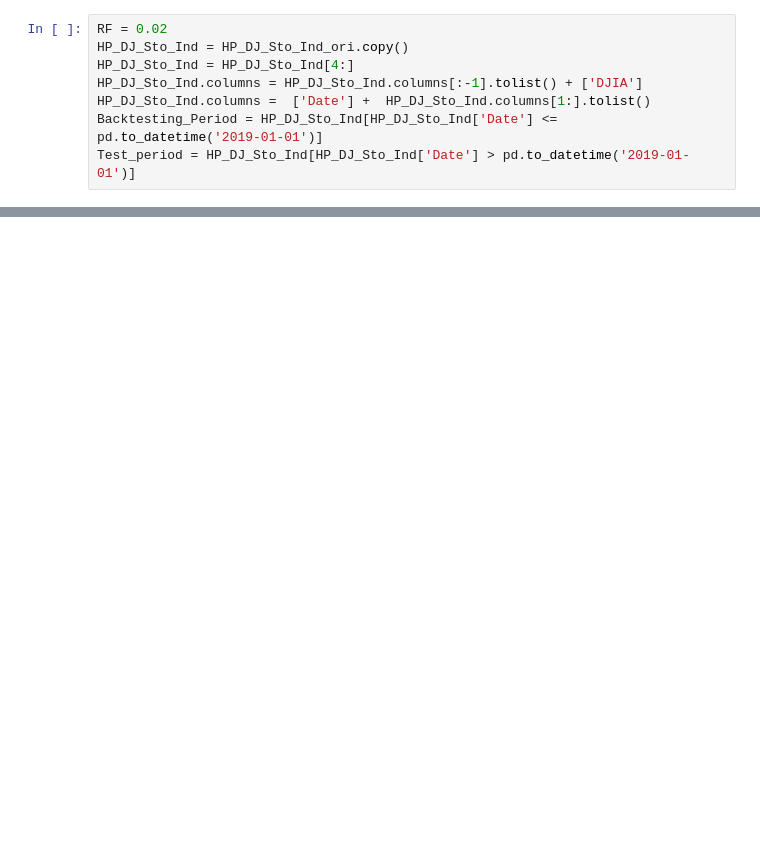
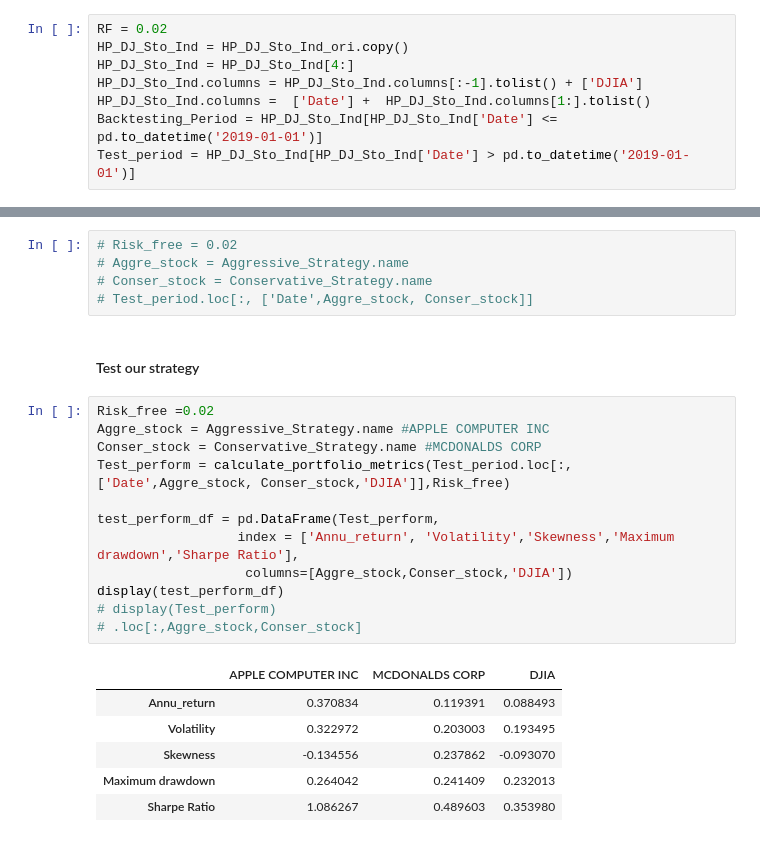
Before and after one commit to Jialin-Eddie/Portfolio_Managment, a Jupyter notebook: src/portfolioConstruction/Portfolio_Construct.ipynb, the cells around one changed output, grey strips where cells are left out. Saved outputs shown, nothing was run; the diff lists cells and outputs as text; blank space fills up the shorter version.

```diff
--- a/src/portfolioConstruction/Portfolio_Construct.ipynb
+++ b/src/portfolioConstruction/Portfolio_Construct.ipynb
@@ -359,0 +375,26 @@ display(first_fliter)
+# %%
+# Risk_free = 0.02
+# Aggre_stock = Aggressive_Strategy.name
+# Conser_stock = Conservative_Strategy.name
+# Test_period.loc[:, ['Date',Aggre_stock, Conser_stock]]
+# %% [markdown]
+#### Test our strategy
+# %%
+Risk_free =0.02
+Aggre_stock = Aggressive_Strategy.name #APPLE COMPUTER INC
+Conser_stock = Conservative_Strategy.name #MCDONALDS CORP
+Test_perform = calculate_portfolio_metrics(Test_period.loc[:, ['Date',Aggre_stock, Conser_stock,'DJIA']],Risk_free)
+
+test_perform_df = pd.DataFrame(Test_perform,
+                  index = ['Annu_return', 'Volatility','Skewness','Maximum drawdown','Sharpe Ratio'],
+                   columns=[Aggre_stock,Conser_stock,'DJIA'])
+display(test_perform_df)
+# display(Test_perform)
+# .loc[:,Aggre_stock,Conser_stock]
+# %% [output]
+|  | APPLE COMPUTER INC | MCDONALDS CORP | DJIA |
+| Annu_return | 0.370834 | 0.119391 | 0.088493 |
+| Volatility | 0.322972 | 0.203003 | 0.193495 |
+| Skewness | -0.134556 | 0.237862 | -0.093070 |
+| Maximum drawdown | 0.264042 | 0.241409 | 0.232013 |
+| Sharpe Ratio | 1.086267 | 0.489603 | 0.353980 |
```
Also changed, not shown: parts of 24 cells of this notebook, 13 other files.
